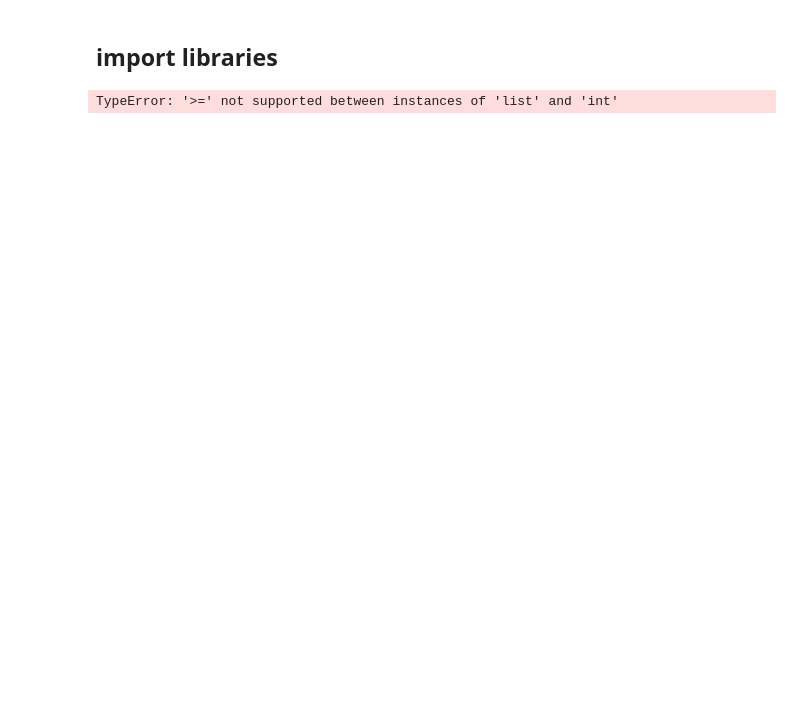
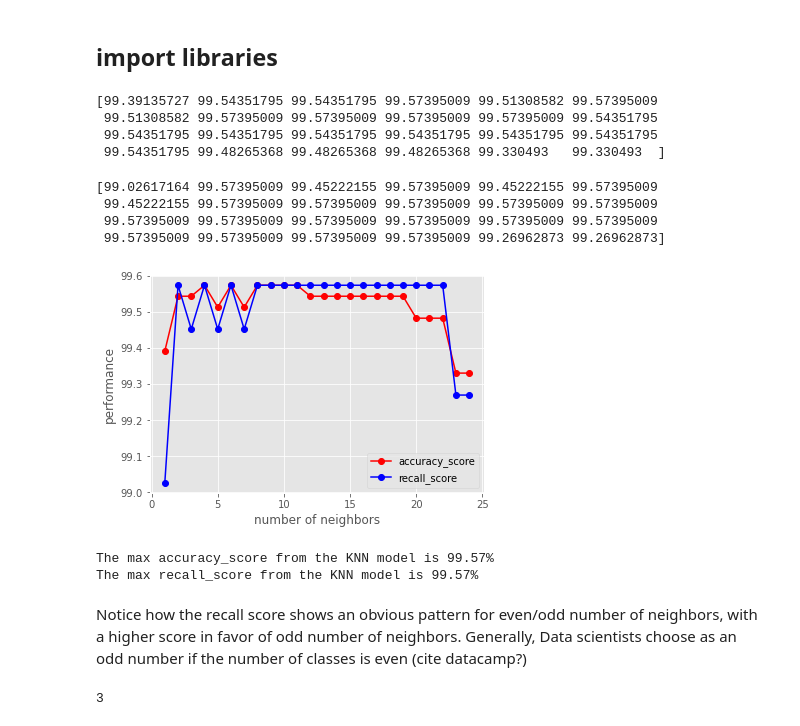
Before and after one commit to yazanattar99/creditCardFraudDetection, a Jupyter notebook: src/main.ipynb, the cells around one changed output. Drawn from its saved outputs; the diff is of its cells as text; code cells hidden in the pictures; blank space fills up the shorter version.

```diff
--- a/src/main.ipynb
+++ b/src/main.ipynb
@@ -280,14 +252,57 @@ from sklearn import metrics
 # %%
 knn = KNeighborsClassifier(n_neighbors=5)
-knn.fit(X_train,y_train)
+# knn.fit(X_train_under,y_train_under)
 # %%
 # investigate model performance via accuracy for different n_neighbor model parameeters
-n_neighbors = [5,10,25,50,100]
+n_neighbors = np.arange(1,25)
 accuracies_KNN = []
+recallScores_KNN = []
 for n in n_neighbors:
     knn = KNeighborsClassifier(n_neighbors=n)
-    knn.fit(X_train,y_train)
-    acc = metrics.accuracy_score(y_test,knn.predict(X_test))
+    knn.fit(X_train_under,y_train_under)
+    acc = metrics.accuracy_score(y_test_under,knn.predict(X_test_under))
+    rec = metrics.recall_score(y_test_under,knn.predict(X_test_under),pos_label='Fraud') # can definitely optimize this :/
     accuracies_KNN.append(acc)
+    recallScores_KNN.append(rec)
-# %% [output]
-TypeError: '>=' not supported between instances of 'list' and 'int'
+# %%
+accuracies_KNN = np.array(accuracies_KNN)
+accuracies_KNN = accuracies_KNN * 100
+
+recallScores_KNN = np.array(recallScores_KNN)
+recallScores_KNN = recallScores_KNN * 100
+# %%
+print(accuracies_KNN)
+# %% [output]
+[99.39135727 99.54351795 99.54351795 99.57395009 99.51308582 99.57395009
+ 99.51308582 99.57395009 99.57395009 99.57395009 99.57395009 99.54351795
+ 99.54351795 99.54351795 99.54351795 99.54351795 99.54351795 99.54351795
+ 99.54351795 99.48265368 99.48265368 99.48265368 99.330493   99.330493  ]
+# %%
+print(recallScores_KNN)
+# %% [output]
+[99.02617164 99.57395009 99.45222155 99.57395009 99.45222155 99.57395009
+ 99.45222155 99.57395009 99.57395009 99.57395009 99.57395009 99.57395009
+ 99.57395009 99.57395009 99.57395009 99.57395009 99.57395009 99.57395009
+ 99.57395009 99.57395009 99.57395009 99.57395009 99.26962873 99.26962873]
+# %%
+plt.plot(n_neighbors,accuracies_KNN, marker='o', color = 'red', label = 'accuracy_score')
+plt.plot(n_neighbors,recallScores_KNN,color='b',marker='o',label='recall_score')
+plt.xlabel('number of neighbors')
+plt.ylabel('performance')
+plt.legend(loc='lower right')
+plt.show()
+# print the max score
+print(f"The max accuracy_score from the KNN model is {max(accuracies_KNN):.2f}%")
+print(f"The max recall_score from the KNN model is {max(recallScores_KNN):.2f}%")
+# %% [output]
+[figure, added]
+The max accuracy_score from the KNN model is 99.57%
+The max recall_score from the KNN model is 99.57%
+# %% [markdown]
+Notice how the recall score shows an obvious pattern for even/odd number of neighbors, with a higher score in favor of odd number of neighbors. Generally, Data scientists choose as an odd number if the number of classes is even (cite datacamp?)
+# %%
+# save the model with the highest accuracy
+print(f"saving the optimal model as determined by the recall_score: \n ")
+optimal_knn = KNeighborsClassifier(n_neighbors=np.argmax(accuracies_KNN))
+# %% [output]
+3
```
Also changed, not shown: parts of 12 cells of this notebook.
